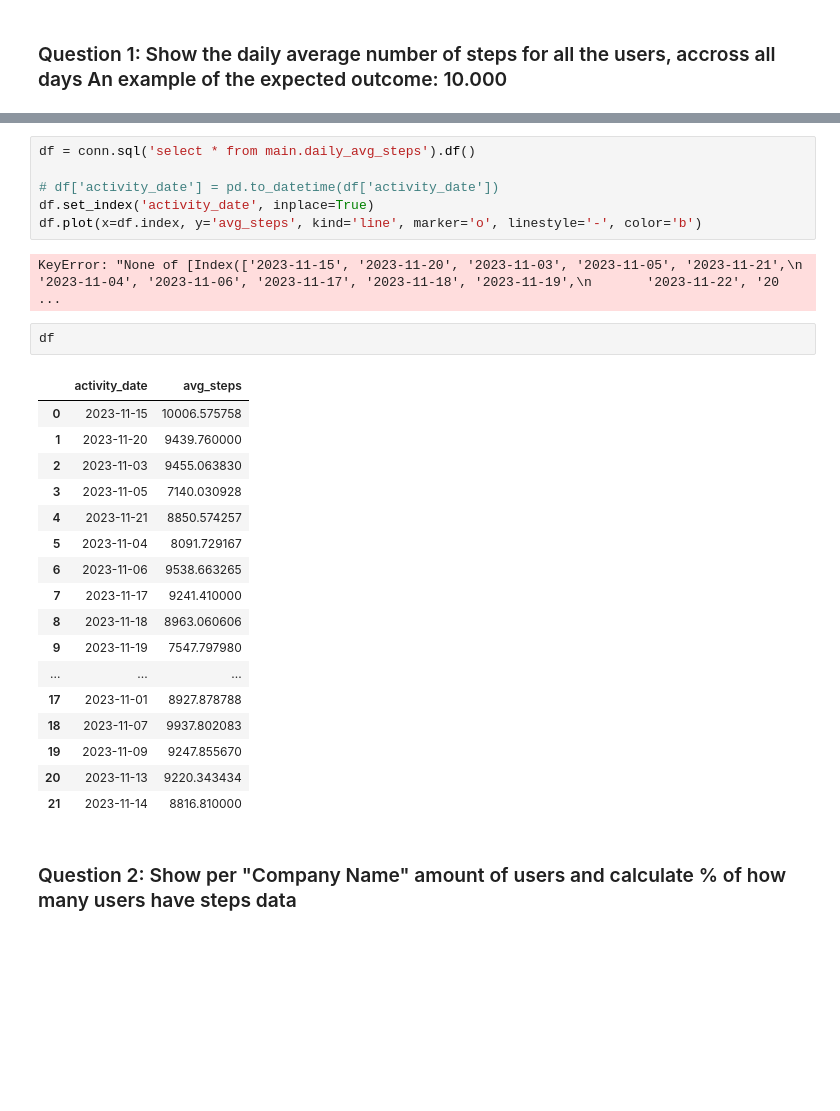
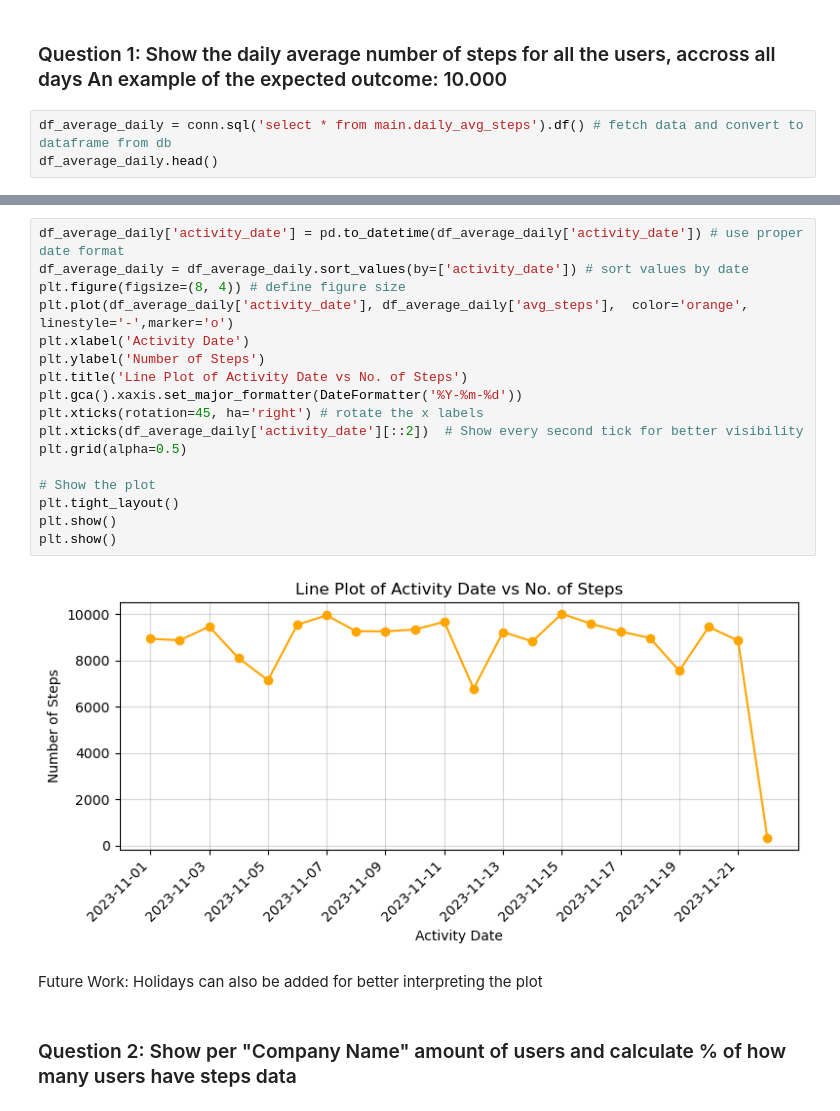
Before and after one commit to ces0008/Humanoo_Task, a Jupyter notebook: report.ipynb, the cells around one changed output, grey strips where cells are left out. Drawn from its saved outputs; the diff is of its cells as text; blank space fills up the shorter version.

Commit message:
Update Plots in JupyterNotebook

```diff
--- a/report.ipynb
+++ b/report.ipynb
@@ -13,2 +19,5 @@ conn = duckdb.connect(database=db_path)
 # %% [markdown]
 ### Question 1: Show the daily average number of steps for all the users, accross all days An example of the expected outcome: 10.000
+# %%
+df_average_daily = conn.sql('select * from main.daily_avg_steps').df() # fetch data and convert to dataframe from db
+df_average_daily.head()
@@ -15,31 +31,24 @@ conn = duckdb.connect(database=db_path)
 # %%
-df = conn.sql('select * from main.daily_avg_steps').df()
+df_average_daily['activity_date'] = pd.to_datetime(df_average_daily['activity_date']) # use proper date format
+df_average_daily = df_average_daily.sort_values(by=['activity_date']) # sort values by date
+plt.figure(figsize=(8, 4)) # define figure size
+plt.plot(df_average_daily['activity_date'], df_average_daily['avg_steps'],  color='orange', linestyle='-',marker='o')
+plt.xlabel('Activity Date')
+plt.ylabel('Number of Steps')
+plt.title('Line Plot of Activity Date vs No. of Steps')
+plt.gca().xaxis.set_major_formatter(DateFormatter('%Y-%m-%d'))
+plt.xticks(rotation=45, ha='right') # rotate the x labels
+plt.xticks(df_average_daily['activity_date'][::2])  # Show every second tick for better visibility
+plt.grid(alpha=0.5)
 
-# df['activity_date'] = pd.to_datetime(df['activity_date'])
-df.set_index('activity_date', inplace=True)
-df.plot(x=df.index, y='avg_steps', kind='line', marker='o', linestyle='-', color='b')
+# Show the plot
+plt.tight_layout()
+plt.show()
+plt.show()
 # %% [output]
-KeyError: "None of [Index(['2023-11-15', '2023-11-20', '2023-11-03', '2023-11-05', '2023-11-21',\n       '2023-11-04', '2023-11-06', '2023-11-17', '2023-11-18', '2023-11-19',\n       '2023-11-22', '20 ...
+[figure, added]
-# %%
-df
-# %% [output]
-|  | activity_date | avg_steps |
-| 0 | 2023-11-15 | 10006.575758 |
-| 1 | 2023-11-20 | 9439.760000 |
-| 2 | 2023-11-03 | 9455.063830 |
-| 3 | 2023-11-05 | 7140.030928 |
-| 4 | 2023-11-21 | 8850.574257 |
-| 5 | 2023-11-04 | 8091.729167 |
-| 6 | 2023-11-06 | 9538.663265 |
-| 7 | 2023-11-17 | 9241.410000 |
-| 8 | 2023-11-18 | 8963.060606 |
-| 9 | 2023-11-19 | 7547.797980 |
-| ... | ... | ... |
-| 17 | 2023-11-01 | 8927.878788 |
-| 18 | 2023-11-07 | 9937.802083 |
-| 19 | 2023-11-09 | 9247.855670 |
-| 20 | 2023-11-13 | 9220.343434 |
-| 21 | 2023-11-14 | 8816.810000 |
+# %% [markdown]
+Future Work: Holidays can also be added for better interpreting the plot
 # %% [markdown]
 ### Question 2: Show per "Company Name" amount of users and calculate % of how many users have steps data
 # %%
```
Also changed, not shown: parts of 10 cells of this notebook, 1 other file.
